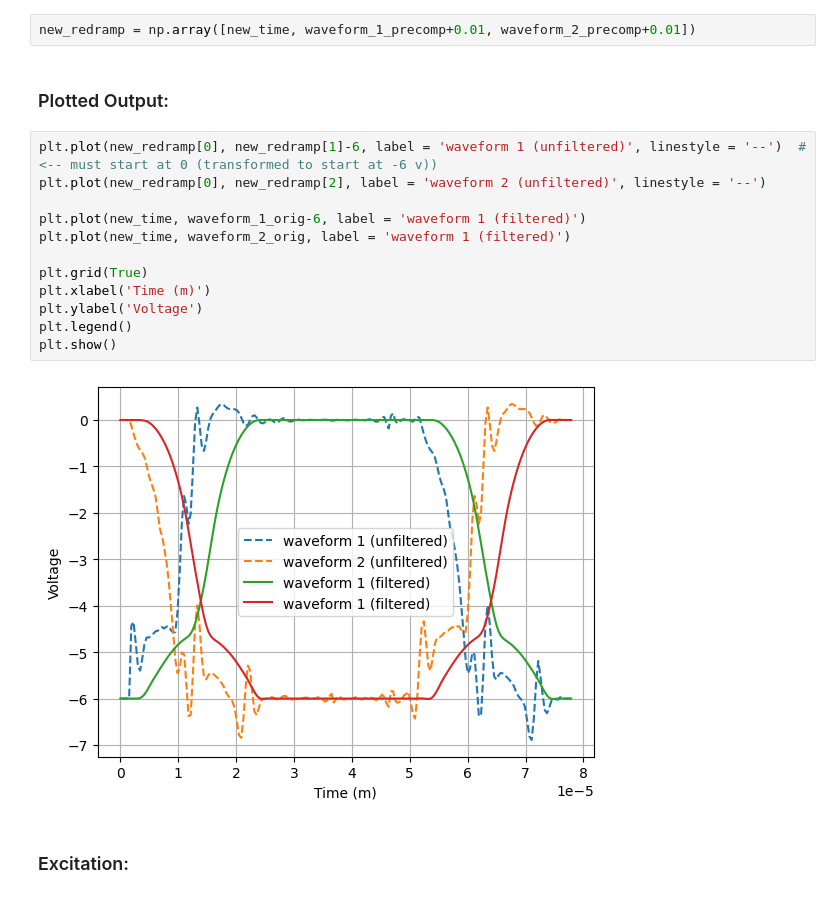
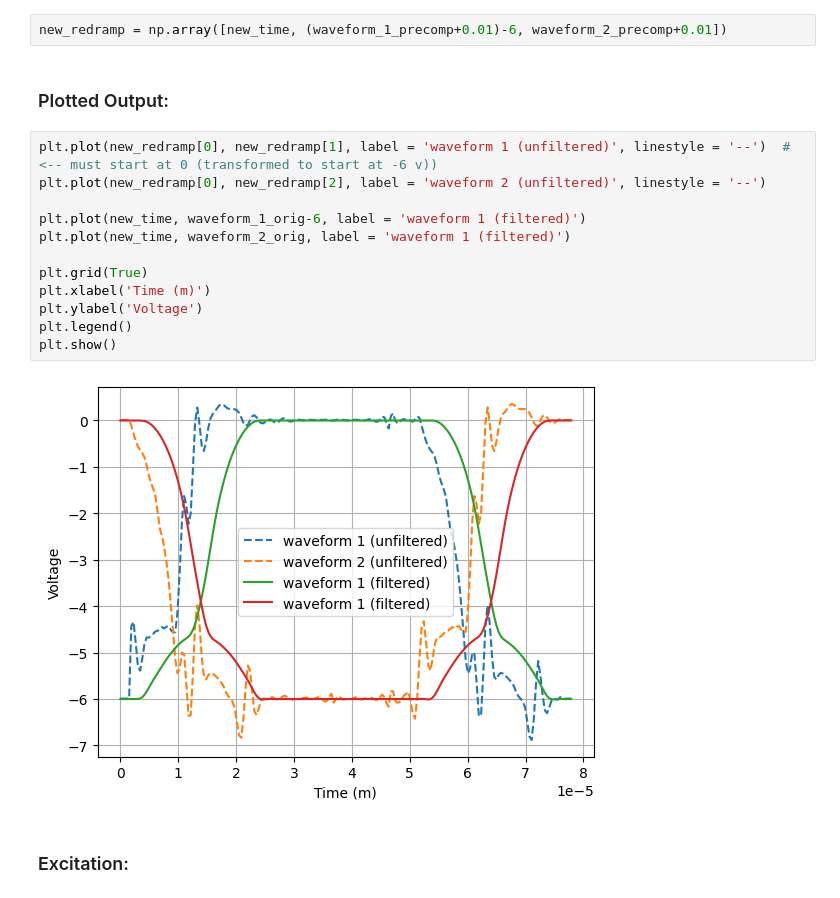
Before and after one commit to OnekaSingh/QC-Filter-Precompensation, a Jupyter notebook: Oneka/reworked.ipynb, the cells around one changed output. Saved outputs shown, nothing was run; the diff lists cells and outputs as text.

```diff
--- a/Oneka/reworked.ipynb
+++ b/Oneka/reworked.ipynb
@@ -802,22 +858,22 @@ There are 206 points total.
 # %% [markdown]
 ### New Redramp:
 # %%
-new_redramp = np.array([new_time, waveform_1_precomp+0.01, waveform_2_precomp+0.01])
+new_redramp = np.array([new_time, (waveform_1_precomp+0.01)-6, waveform_2_precomp+0.01])
 # %% [markdown]
 ### Plotted Output:
 # %%
-plt.plot(new_redramp[0], new_redramp[1]-6, label = 'waveform 1 (unfiltered)', linestyle = '--')  # <-- must start at 0 (transformed to start at -6 v))
+plt.plot(new_redramp[0], new_redramp[1], label = 'waveform 1 (unfiltered)', linestyle = '--')  # <-- must start at 0 (transformed to start at -6 v))
 plt.plot(new_redramp[0], new_redramp[2], label = 'waveform 2 (unfiltered)', linestyle = '--')
 
 plt.plot(new_time, waveform_1_orig-6, label = 'waveform 1 (filtered)')
 plt.plot(new_time, waveform_2_orig, label = 'waveform 1 (filtered)')
 
 plt.grid(True)
 plt.xlabel('Time (m)')
 plt.ylabel('Voltage')
 plt.legend()
 plt.show()
 # %% [output]
-[figure, old version]
+[figure, new version]
 # %% [markdown]
 ### Excitation:
```
Also changed, not shown: parts of 15 cells of this notebook.
